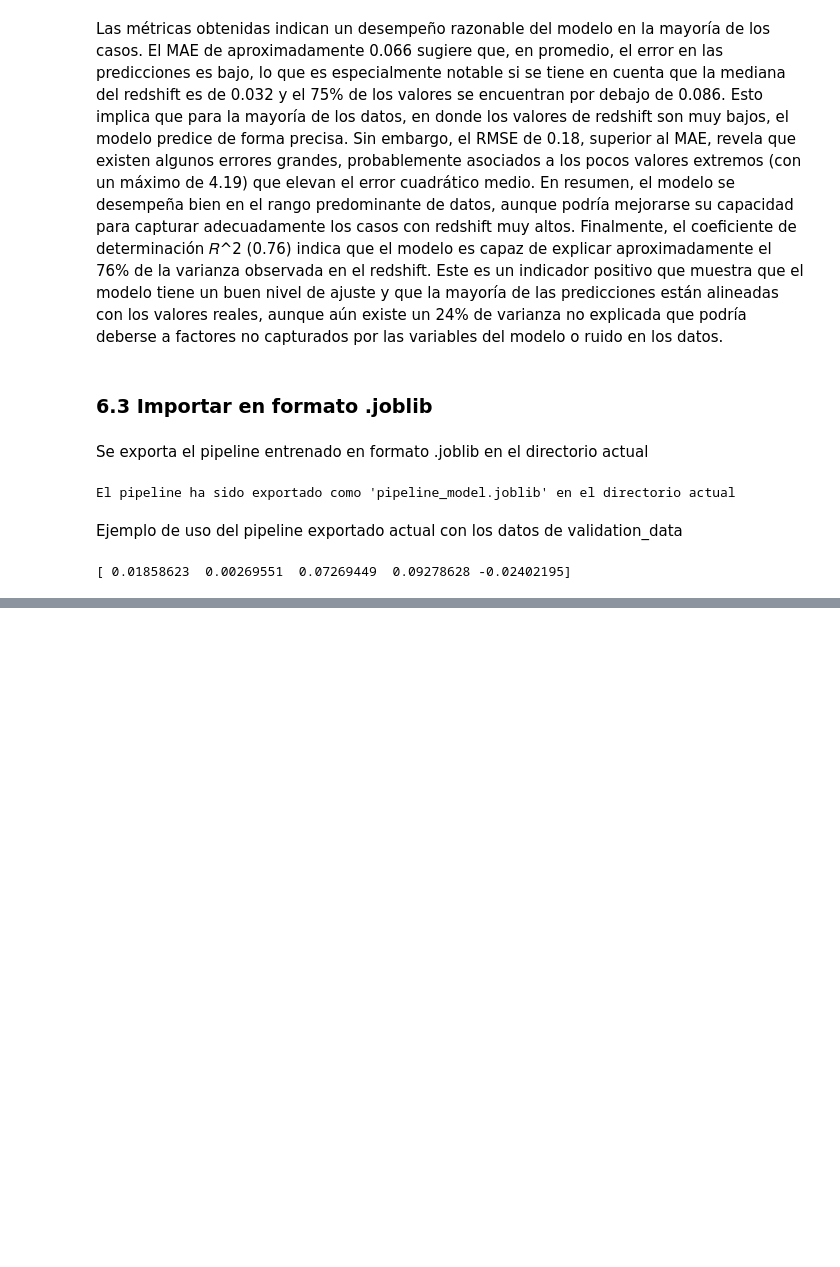
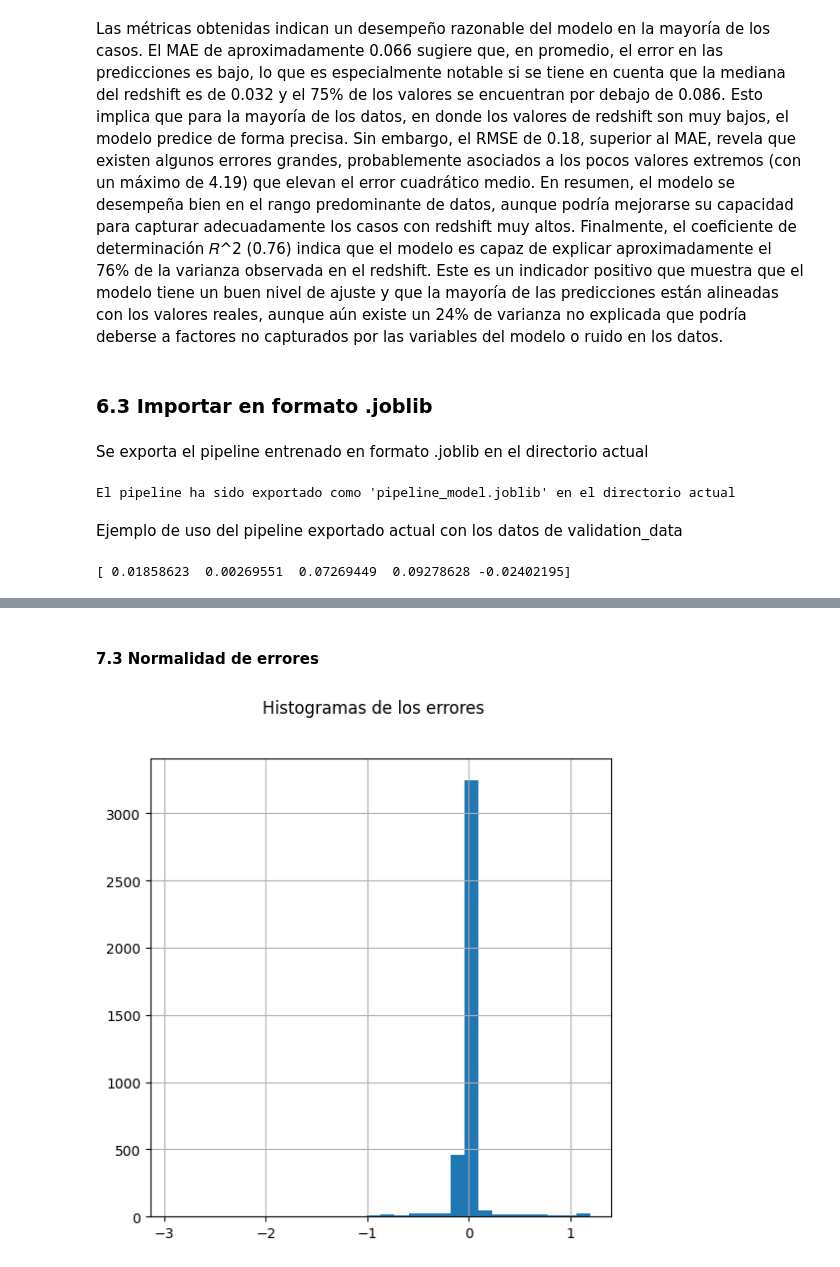
Before and after one commit to andreschaparr0/Laboratorios-BI, a Jupyter notebook: Lab 1.ipynb, the cells around one changed output, grey strips where cells are left out. Cells and saved outputs as stored; diff of their text form; code cells hidden in the pictures; blank space fills up the shorter version.

```diff
--- a/Lab 1.ipynb
+++ b/Lab 1.ipynb
@@ -732,0 +803,10 @@ print("\nDesviaciones estándar de cada columna:\n", std_devs)
+# %% [markdown]
+#### 7.3 Normalidad de errores
+# %%
+errores = (pipelineCompleto.predict(train_data_original)- train_data_original.drop_duplicates(keep='first')["redshift"])
+# %%
+errores.hist(figsize=(6, 6), bins=30)
+plt.suptitle("Histogramas de los errores")
+plt.show()
+# %% [output]
+[figure, added]
```
Also changed, not shown: parts of 28 cells of this notebook.
